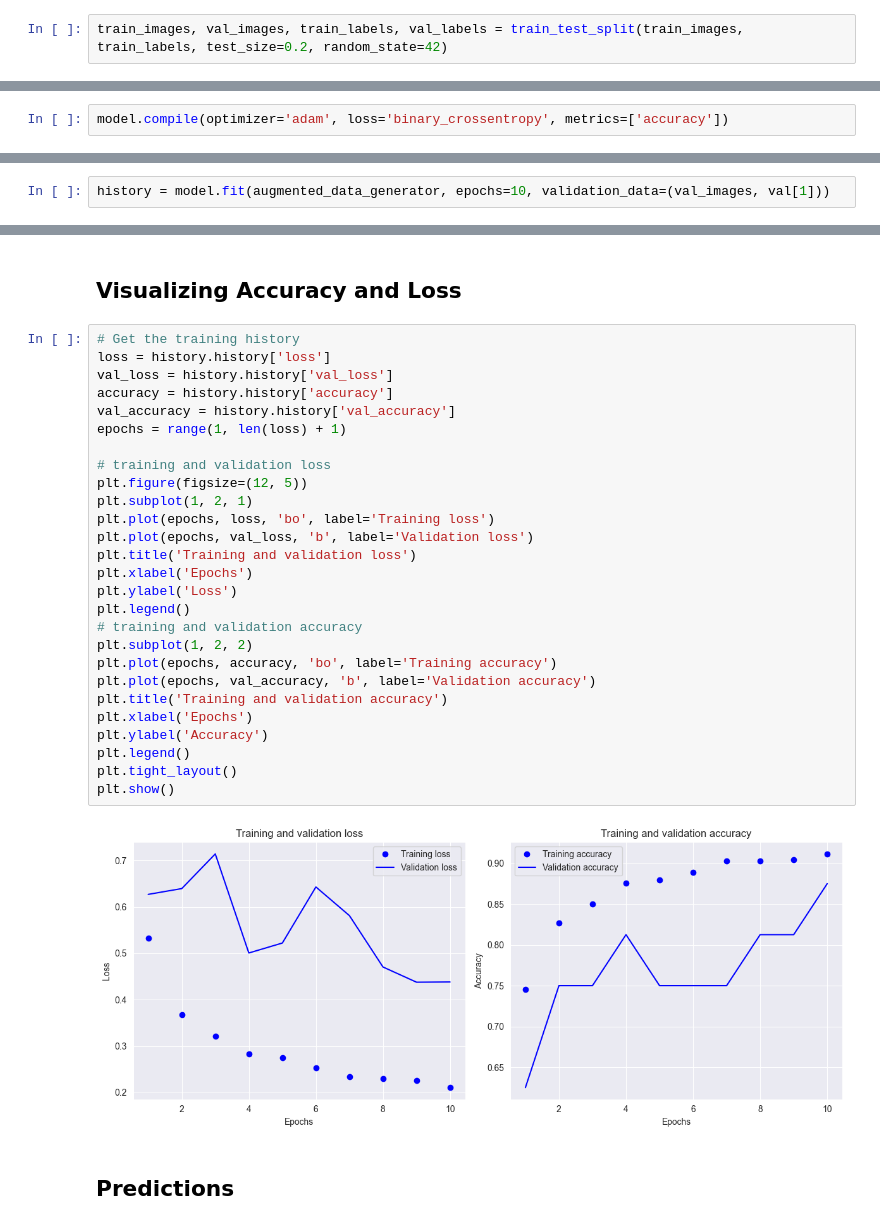
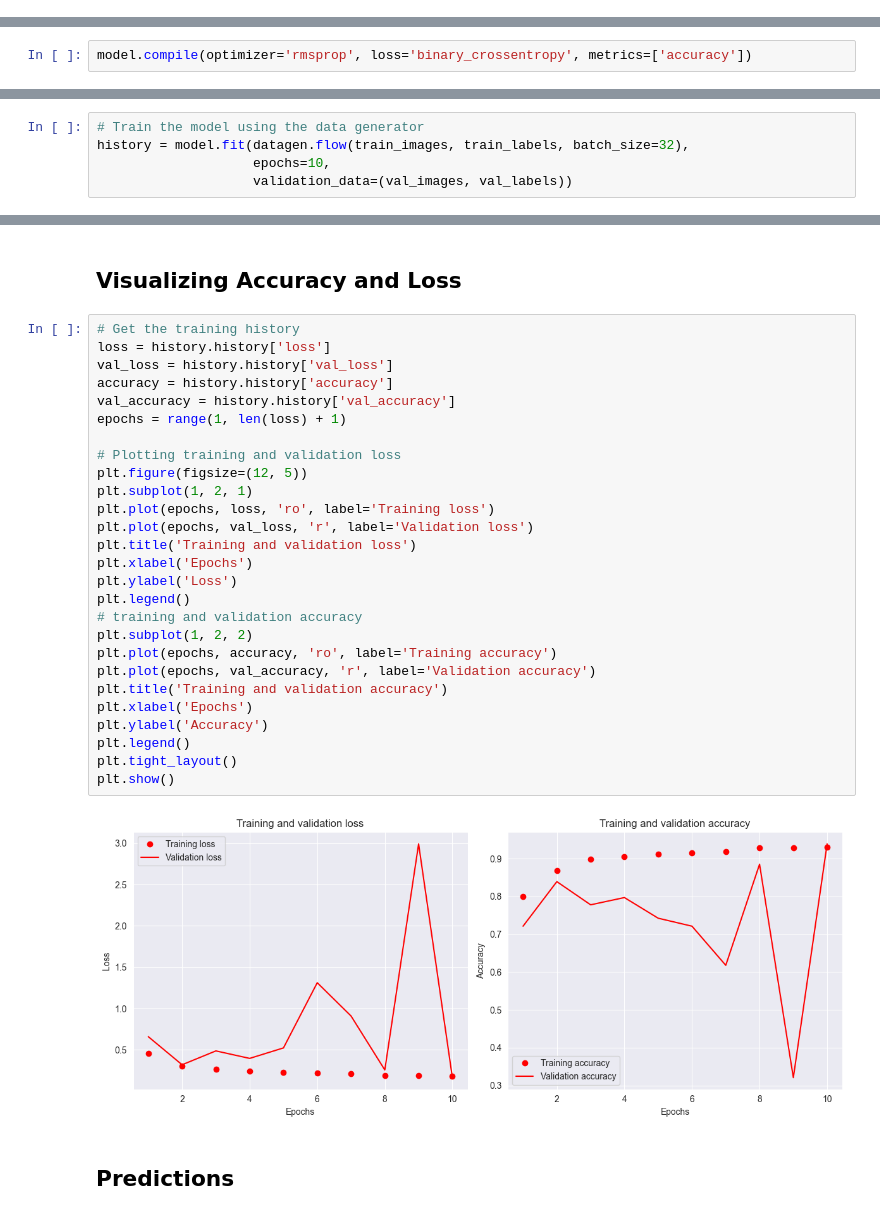
Before and after one commit to johnmuriithikamau/Deep-learning-algorithms-for-medical-diagnosis., a Jupyter notebook: index.ipynb, the cells around one changed output, grey strips where cells are left out. Drawn from its saved outputs; the diff is of its cells as text.

```diff
--- a/index.ipynb
+++ b/index.ipynb
@@ -123,5 +148,3 @@ Reshape Data: Ensure that the data is in the correct shape for model input. For
-# %%
-train_images, val_images, train_labels, val_labels = train_test_split(train_images, train_labels, test_size=0.2, random_state=42)
 # %%
 # Reshape for CNN (add channel dimension)
 train_images = train_images.reshape(-1, img_size, img_size, 1)
@@ -172,4 +212,4 @@ model.add(Dense(1, activation='sigmoid'))
 
 Compiling the model with an optimizer, loss function, and metrics.
 # %%
-model.compile(optimizer='adam', loss='binary_crossentropy', metrics=['accuracy'])
+model.compile(optimizer='rmsprop', loss='binary_crossentropy', metrics=['accuracy'])
@@ -177,5 +237,3 @@ model.compile(optimizer='adam', loss='binary_crossentropy', metrics=['accuracy']
 ## Training Model
 
 Using the augmented data generator to train the model.
-# %%
-history = model.fit(augmented_data_generator, epochs=10, validation_data=(val_images, val[1]))
@@ -202,0 +240,5 @@ Epoch 10/10
+# %%
+# Train the model using the data generator
+history = model.fit(datagen.flow(train_images, train_labels, batch_size=32),
+                    epochs=10,
+                    validation_data=(val_images, val_labels))
@@ -213,31 +280,31 @@ Test Accuracy: 0.8846153616905212
 # %%
 # Get the training history
 loss = history.history['loss']
 val_loss = history.history['val_loss']
 accuracy = history.history['accuracy']
 val_accuracy = history.history['val_accuracy']
 epochs = range(1, len(loss) + 1)
 
-# training and validation loss
+# Plotting training and validation loss
 plt.figure(figsize=(12, 5))
 plt.subplot(1, 2, 1)
-plt.plot(epochs, loss, 'bo', label='Training loss')
-plt.plot(epochs, val_loss, 'b', label='Validation loss')
+plt.plot(epochs, loss, 'ro', label='Training loss')
+plt.plot(epochs, val_loss, 'r', label='Validation loss')
 plt.title('Training and validation loss')
 plt.xlabel('Epochs')
 plt.ylabel('Loss')
 plt.legend()
 # training and validation accuracy
 plt.subplot(1, 2, 2)
-plt.plot(epochs, accuracy, 'bo', label='Training accuracy')
-plt.plot(epochs, val_accuracy, 'b', label='Validation accuracy')
+plt.plot(epochs, accuracy, 'ro', label='Training accuracy')
+plt.plot(epochs, val_accuracy, 'r', label='Validation accuracy')
 plt.title('Training and validation accuracy')
 plt.xlabel('Epochs')
 plt.ylabel('Accuracy')
 plt.legend()
 plt.tight_layout()
 plt.show()
 # %% [output]
-[figure, old version]
+[figure, new version]
 # %% [markdown]
 ## Predictions
```
Also changed, not shown: parts of 25 cells of this notebook.
